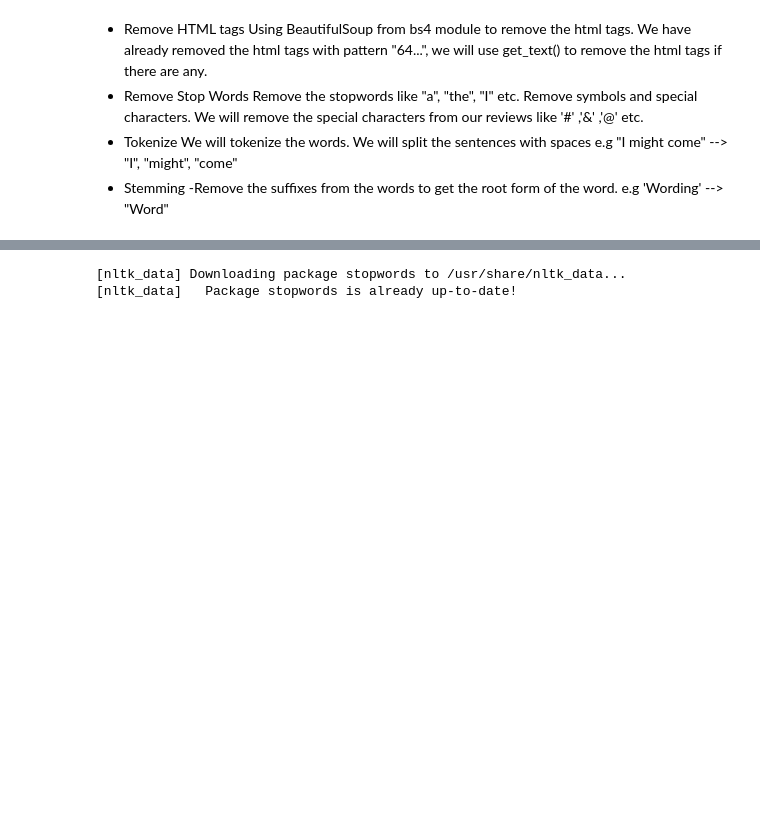
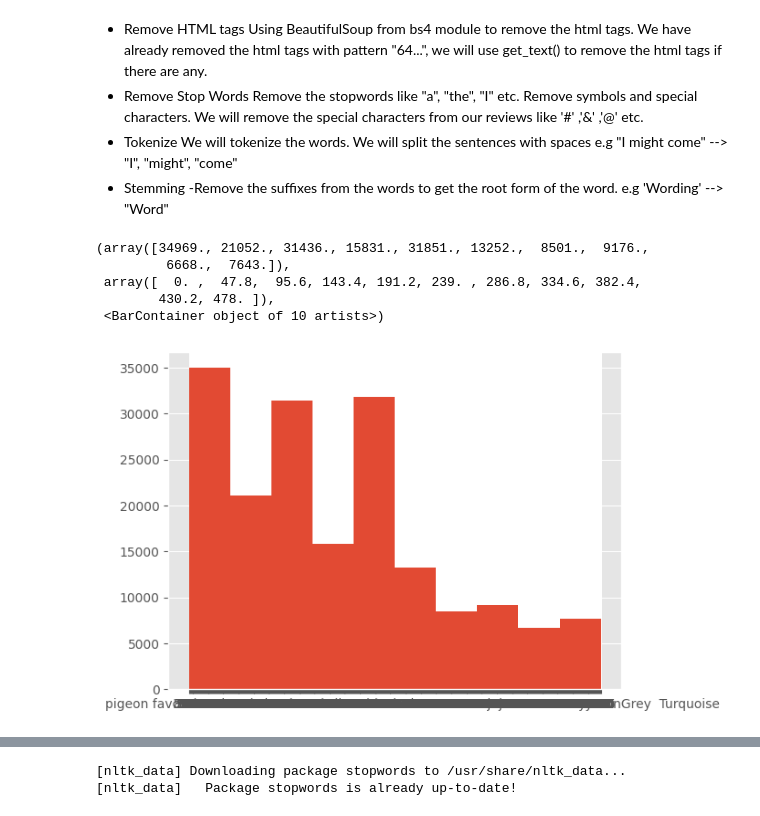
Before and after one commit to engrlakshmi/Sentimental-Analysis, a Jupyter notebook: nlp-product-sentimental-analysis.ipynb, the cells around one changed output, grey strips where cells are left out. Drawn from its saved outputs; the diff is of its cells as text; code cells hidden in the pictures; blank space fills up the shorter version.

```diff
--- a/nlp-product-sentimental-analysis.ipynb
+++ b/nlp-product-sentimental-analysis.ipynb
@@ -107,0 +110,27 @@ fair
+# %%
+
+import nltk
+import re
+nltk.download('stopwords')
+stemmer = nltk.SnowballStemmer("english")
+from nltk.corpus import stopwords
+import string
+stopword=set(stopwords.words('english'))
+
+def clean(text):
+    text = str(text).lower()
+    text = re.sub('\[.*?\]', '', text)
+    text = re.sub('https?://\S+|www\.\S+', '', text)
+     # Define the pattern for special characters
+    pattern = r'[^a-zA-Z0-9\s]'
+    text = re.sub(pattern, '', text)
+    text = re.sub('<.*?>+', '', text)
+    text = re.sub('[%s]' % re.escape(string.punctuation), '', text)
+    text = re.sub('\n', '', text)
+    text = re.sub('\w*\d\w*', '', text)
+    text = [word for word in text.split(' ') if word not in stopword]
+    text=" ".join(text)
+    text = [stemmer.stem(word) for word in text.split(' ')]
+    text=" ".join(text)
+    return text
+df["Review"] = df["Review"].apply(clean)
@@ -117,0 +153,10 @@ We will tokenize the words. We will split the sentences with spaces e.g "I might
+# %%
+# Plot of product price
+plt.hist(df['product_price'])
+# %% [output]
+(array([34969., 21052., 31436., 15831., 31851., 13252.,  8501.,  9176.,
+         6668.,  7643.]),
+ array([  0. ,  47.8,  95.6, 143.4, 191.2, 239. , 286.8, 334.6, 382.4,
+        430.2, 478. ]),
+ <BarContainer object of 10 artists>)
+[figure, added]
```
Also changed, not shown: parts of 10 cells of this notebook.
